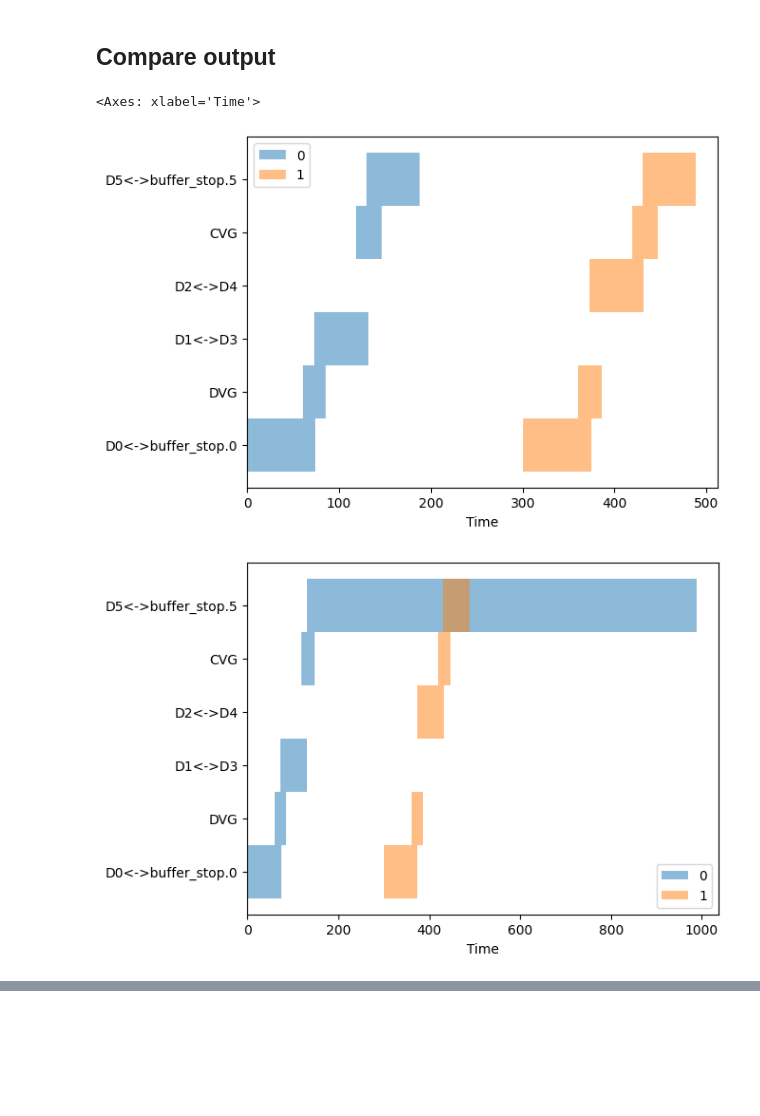
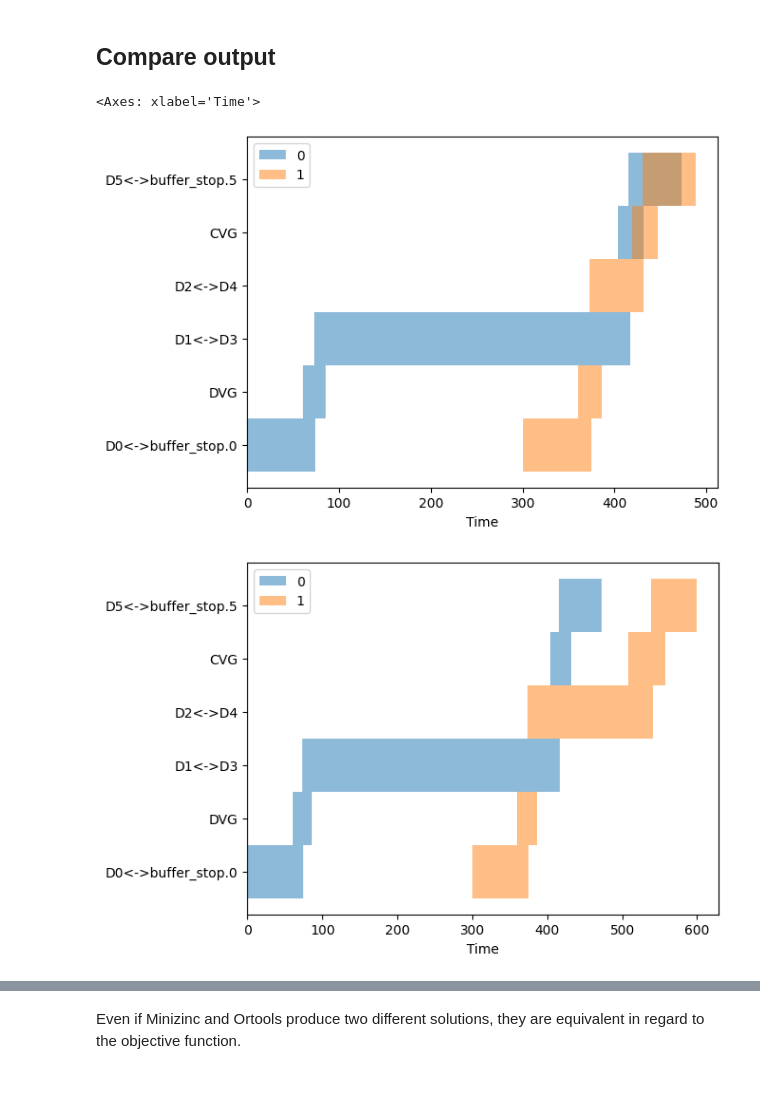
Before and after one commit to ed-rhilbert/cpagent, a Jupyter notebook: docs/examples/getting_started.ipynb, the cells around one changed output, grey strips where cells are left out. Cells and saved outputs as stored; diff of their text form; code cells hidden in the pictures; blank space fills up the shorter version.

```diff
--- a/docs/examples/getting_started.ipynb
+++ b/docs/examples/getting_started.ipynb
@@ -19,6 +17,6 @@ ref = OSRD(use_case='station_capacity2', dir='tmp')
 # Clear the tmp delays
 ref.reset_delays()
 # Add a new delay to the use case
-ref.add_delay('train0', time_threshold=150, delay=800.)
+ref.add_delay('train0', time_threshold=100, delay=285.)
 delayed = ref.delayed()
 # %% [output]
@@ -57,0 +51,3 @@ NameError: name 'sim' is not defined
+# %%
+ortools_regulated = ref.regulate(agent=OrtoolsAgent("ortools_agent"))
+ortools_regulated_schedule = schedule_from_osrd(ortools_regulated)
@@ -57,0 +70,3 @@ NameError: name 'sim' is not defined
+# %%
+minizinc_regulated = ref.regulate(agent=MinizincAgent("minizinc_agent"))
+minizinc_regulated_schedule = schedule_from_osrd(minizinc_regulated)
@@ -59,8 +88,9 @@ NameError: name 'sim' is not defined
 ## Compare output
 # %%
 delayed_schedule.plot()
-regulated_schedule.plot()
+ortools_regulated_schedule.plot()
+minizinc_regulated_schedule.plot()
 # %% [output]
 <Axes: xlabel='Time'>
-[figure, old version]
+[figure, new version]
-[figure, old version]
+[figure, new version]
@@ -67,0 +98,4 @@ regulated_schedule.plot()
+# %% [markdown]
+Even if Minizinc and Ortools produce two different solutions, they are equivalent in regard to the objective function.
+# %% [markdown]
+###
```
Also changed, not shown: parts of 10 cells of this notebook, 2 other files.
